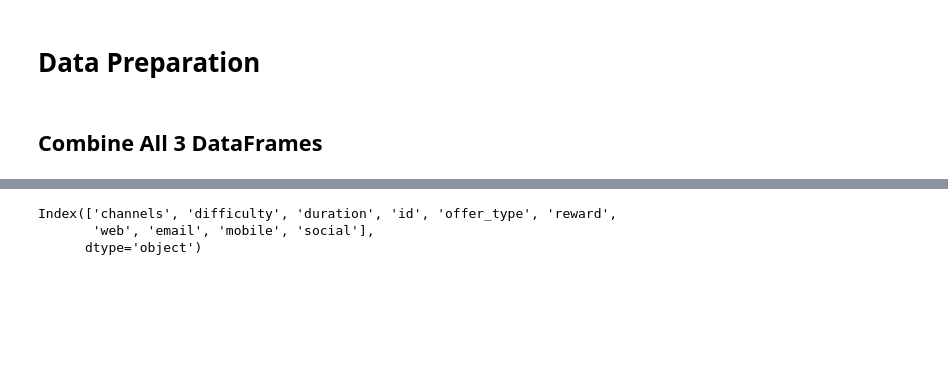
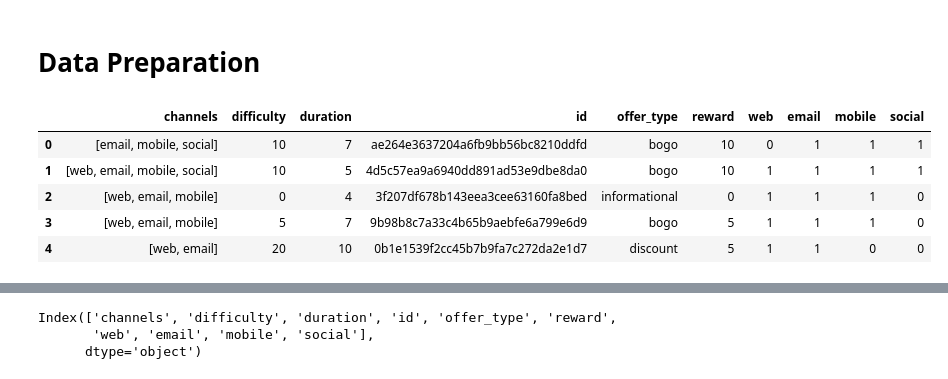
Before and after one commit to qinliu1023/Starbucks_Promotional_Offer, a Jupyter notebook: Starbucks_Promotional_Offer.ipynb, the cells around one changed output, grey strips where cells are left out. Drawn from its saved outputs; the diff is of its cells as text; code cells hidden in the pictures; blank space fills up the shorter version.

```diff
--- a/Starbucks_Promotional_Offer.ipynb
+++ b/Starbucks_Promotional_Offer.ipynb
@@ -423,4 +417,11 @@ Name: became_member_on, dtype: int64
 # %% [markdown]
 # Data Preparation
-# %% [markdown]
-## Combine All 3 DataFrames
+# %%
+portfolio.head()
+# %% [output]
+|  | channels | difficulty | duration | id | offer_type | reward | web | email | mobile | social |
+| 0 | [email, mobile, social] | 10 | 7 | ae264e3637204a6fb9bb56bc8210ddfd | bogo | 10 | 0 | 1 | 1 | 1 |
+| 1 | [web, email, mobile, social] | 10 | 5 | 4d5c57ea9a6940dd891ad53e9dbe8da0 | bogo | 10 | 1 | 1 | 1 | 1 |
+| 2 | [web, email, mobile] | 0 | 4 | 3f207df678b143eea3cee63160fa8bed | informational | 0 | 1 | 1 | 1 | 0 |
+| 3 | [web, email, mobile] | 5 | 7 | 9b98b8c7a33c4b65b9aebfe6a799e6d9 | bogo | 5 | 1 | 1 | 1 | 0 |
+| 4 | [web, email] | 20 | 10 | 0b1e1539f2cc45b7b9fa7c272da2e1d7 | discount | 5 | 1 | 1 | 0 | 0 |
```
Also changed, not shown: parts of 41 cells of this notebook.
